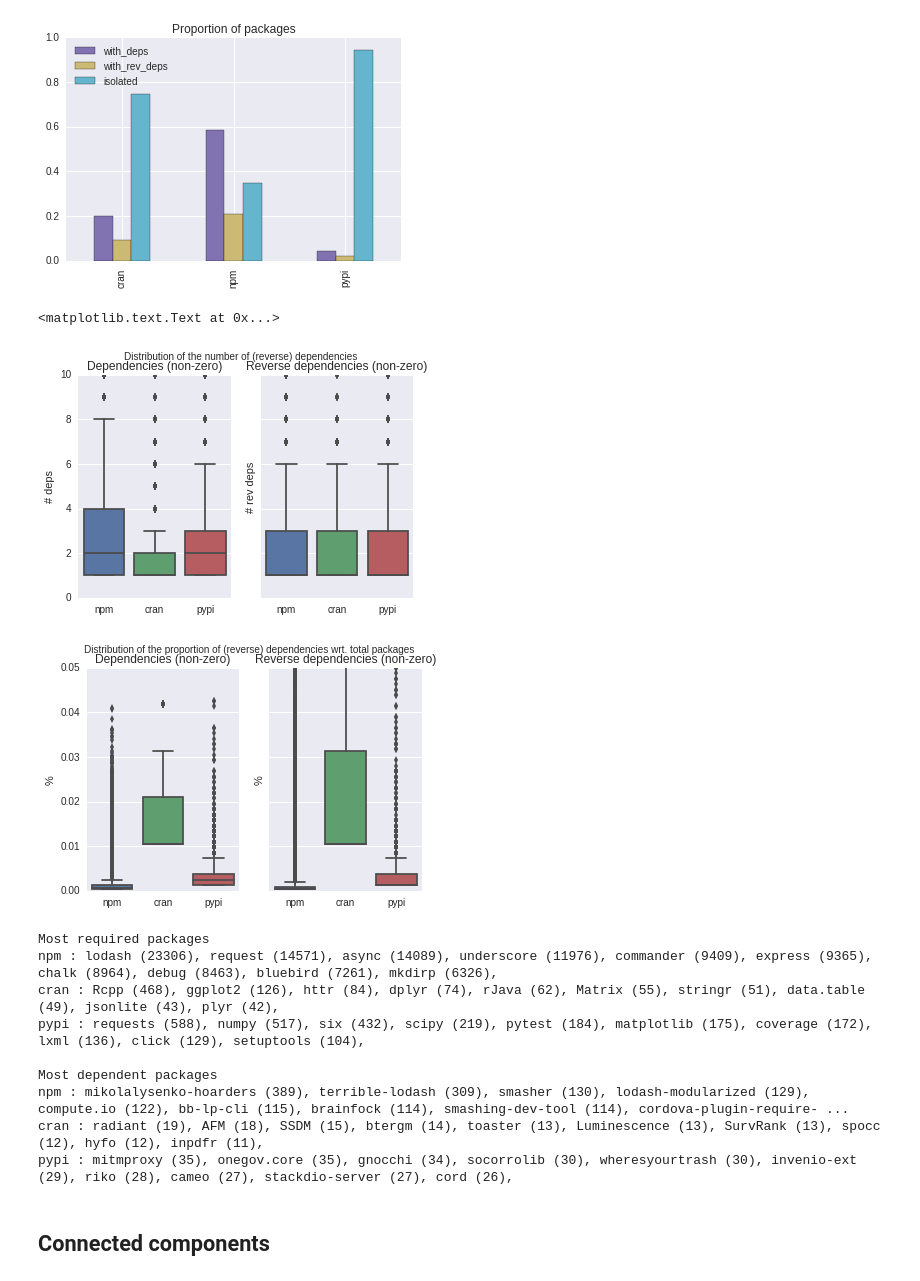
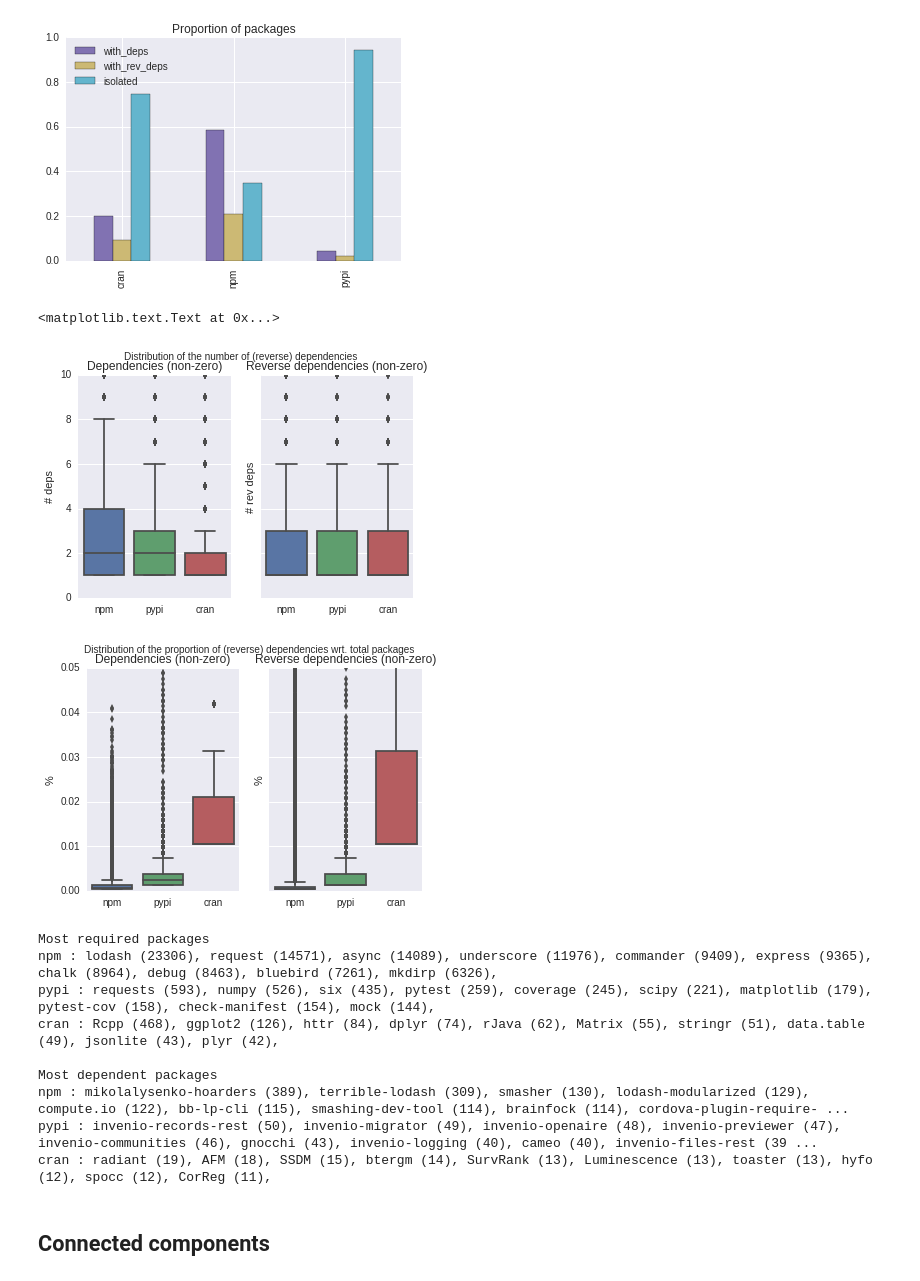
Before and after one commit to maelick/ecos-analysis, a Jupyter notebook: WEA2016-ecos/notebook/Ecosystem graphs.ipynb, the cells around one changed output. Saved outputs shown, nothing was run; the diff lists cells and outputs as text; code cells hidden in the pictures.

Commit message:
Migrate from networkx to igraph

```diff
--- a/WEA2016-ecos/notebook/Ecosystem graphs.ipynb
+++ b/WEA2016-ecos/notebook/Ecosystem graphs.ipynb
@@ -30,10 +39,10 @@ for ecos in ecosystems:
     deps = packages.reset_index().merge(deps, how='inner', left_on='package', right_on='dependency', suffixes=('_2', ''))
 
     # Construct graph
-    graph = networkx.DiGraph()
-    graph.add_nodes_from(packages.index.get_level_values('package'))
-    edges = ((row.package, row.dependency) for row in deps[['package', 'dependency']].itertuples())
-    graph.add_edges_from(edges)
+    graph = igraph.Graph(directed=True)
+    graph.add_vertices(packages.index.get_level_values('package'))
+    edges = [(row.package, row.dependency) for row in deps[['package', 'dependency']].itertuples()]
+    graph.add_edges(edges)
 
     graphs[ecos] = graph
 # %% [markdown]
@@ -41,12 +50,12 @@ for ecos in ecosystems:
 # %%
 data = {ecos: {} for ecos in graphs.keys()}
 for ecos, graph in graphs.items():
-    data[ecos]['packages'] = graph.order()
-    data[ecos]['dependencies'] = graph.size()
-    data[ecos]['pkg_with_deps'] = len([n for n, d in graph.out_degree_iter() if d > 0])
-    data[ecos]['pkg_with_rev_deps'] = len([n for n, d in graph.in_degree_iter() if d > 0])
-    data[ecos]['pkg_non_isolated'] = len([True for n, d in graph.degree_iter() if d > 0])
-    data[ecos]['pkg_isolated'] = len([True for n, d in graph.degree_iter() if d == 0])
+    data[ecos]['packages'] = graph.vcount()
+    data[ecos]['dependencies'] = graph.ecount()
+    data[ecos]['pkg_with_deps'] = len([True for d in graph.outdegree() if d > 0])
+    data[ecos]['pkg_with_rev_deps'] = len([True for d in graph.indegree() if d > 0])
+    data[ecos]['pkg_non_isolated'] = len([True for d in graph.degree() if d > 0])
+    data[ecos]['pkg_isolated'] = len([True for d in graph.degree() if d == 0])
 df = pandas.DataFrame.from_dict(data, orient='index')
 df
 # %% [output]
@@ -69,13 +78,13 @@ data_out = []
 data_out_p = []
 
 for ecos, graph in graphs.items():
-    n = graph.order()
-    for package, d in graph.out_degree_iter():
+    n = graph.vcount()
+    for d in graph.outdegree():
         if d > 0:
             data_out.append((ecos, d))
             data_out_p.append((ecos, 100 * d / n))
 
-    for package, d in graph.in_degree_iter():
+    for d in graph.indegree():
         if d > 0:
             data_in.append((ecos, d))
             data_in_p.append((ecos, 100 * d / n))
@@ -85,41 +94,41 @@ fig.suptitle('Distribution of the number of (reverse) dependencies')
 
 ax = seaborn.boxplot(0, 1, data=pandas.DataFrame.from_records(data_out), ax=axes[0])
 ax.set_ylim(0, 10)
 ax.set_xlabel('')
 ax.set_ylabel('# deps')
 ax.set_title('Dependencies (non-zero)')
 
 ax = seaborn.boxplot(0, 1, data=pandas.DataFrame.from_records(data_in), ax=axes[1])
 ax.set_ylim(0, 10)
 ax.set_xlabel('')
 ax.set_ylabel('# rev deps')
 ax.set_title('Reverse dependencies (non-zero)')
 
 
 fig, axes = matplotlib.pyplot.subplots(ncols=2, sharey=True, sharex=True)
 fig.suptitle('Distribution of the proportion of (reverse) dependencies wrt. total packages')
 
 ax = seaborn.boxplot(0, 1, data=pandas.DataFrame.from_records(data_out_p), ax=axes[0])
 ax.set_ylim(0, 0.05)
 ax.set_xlabel('')
 ax.set_ylabel('%')
 ax.set_title('Dependencies (non-zero)')
 
 ax = seaborn.boxplot(0, 1, data=pandas.DataFrame.from_records(data_in_p), ax=axes[1])
 ax.set_ylim(0, 0.05)
 ax.set_xlabel('')
 ax.set_ylabel('%')
 ax.set_title('Reverse dependencies (non-zero)')
 # %% [output]
 <matplotlib.text.Text at 0x...>
-[figure, old version]
+[figure, new version]
-[figure, old version]
+[figure, new version]
 # %%
 print('Most required packages')
 for ecos, graph in graphs.items():
     print(ecos, ':', end=' ')
-    for package, degree in sorted(graph.in_degree_iter(), key=lambda x: x[1], reverse=True)[:10]:
-        print('{} ({})'.format(package, degree), end=', ')
+    for vertex, degree in sorted(zip(graph.vs, graph.indegree()), key=lambda x: x[1], reverse=True)[:10]:
+        print('{} ({})'.format(vertex['name'], degree), end=', ')
     print()
 
 print()
@@ -127,19 +136,19 @@ print()
 print('Most dependent packages')
 for ecos, graph in graphs.items():
     print(ecos, ':', end=' ')
-    for package, degree in sorted(graph.out_degree_iter(), key=lambda x: x[1], reverse=True)[:10]:
-        print('{} ({})'.format(package, degree), end=', ')
+    for vertex, degree in sorted(zip(graph.vs, graph.outdegree()), key=lambda x: x[1], reverse=True)[:10]:
+        print('{} ({})'.format(vertex['name'], degree), end=', ')
     print()
 # %% [output]
 Most required packages
 npm : lodash (23306), request (14571), async (14089), underscore (11976), commander (9409), express (9365), chalk (8964), debug (8463), bluebird (7261), mkdirp (6326),
+pypi : requests (593), numpy (526), six (435), pytest (259), coverage (245), scipy (221), matplotlib (179), pytest-cov (158), check-manifest (154), mock (144),
 cran : Rcpp (468), ggplot2 (126), httr (84), dplyr (74), rJava (62), Matrix (55), stringr (51), data.table (49), jsonlite (43), plyr (42),
-pypi : requests (588), numpy (517), six (432), scipy (219), pytest (184), matplotlib (175), coverage (172), lxml (136), click (129), setuptools (104),
 
 Most dependent packages
-npm : mikolalysenko-hoarders (389), terrible-lodash (309), smasher (130), lodash-modularized (129), compute.io (122), bb-lp-cli (115), brainfock (114), smashing-dev-tool (114), cordova-plugin-require- ...
-cran : radiant (19), AFM (18), SSDM (15), btergm (14), toaster (13), Luminescence (13), SurvRank (13), spocc (12), hyfo (12), inpdfr (11),
-pypi : mitmproxy (35), onegov.core (35), gnocchi (34), socorrolib (30), wheresyourtrash (30), invenio-ext (29), riko (28), cameo (27), stackdio-server (27), cord (26),
+npm : mikolalysenko-hoarders (389), terrible-lodash (309), smasher (130), lodash-modularized (129), compute.io (122), bb-lp-cli (115), smashing-dev-tool (114), brainfock (114), cordova-plugin-require- ...
+pypi : invenio-records-rest (50), invenio-migrator (49), invenio-openaire (48), invenio-previewer (47), invenio-communities (46), gnocchi (43), invenio-logging (40), cameo (40), invenio-files-rest (39 ...
+cran : radiant (19), AFM (18), SSDM (15), btergm (14), SurvRank (13), Luminescence (13), toaster (13), hyfo (12), spocc (12), CorReg (11),
 # %% [markdown]
 ## Connected components
 # %%
```
Also changed, not shown: parts of 11 cells of this notebook, 1 other file.
